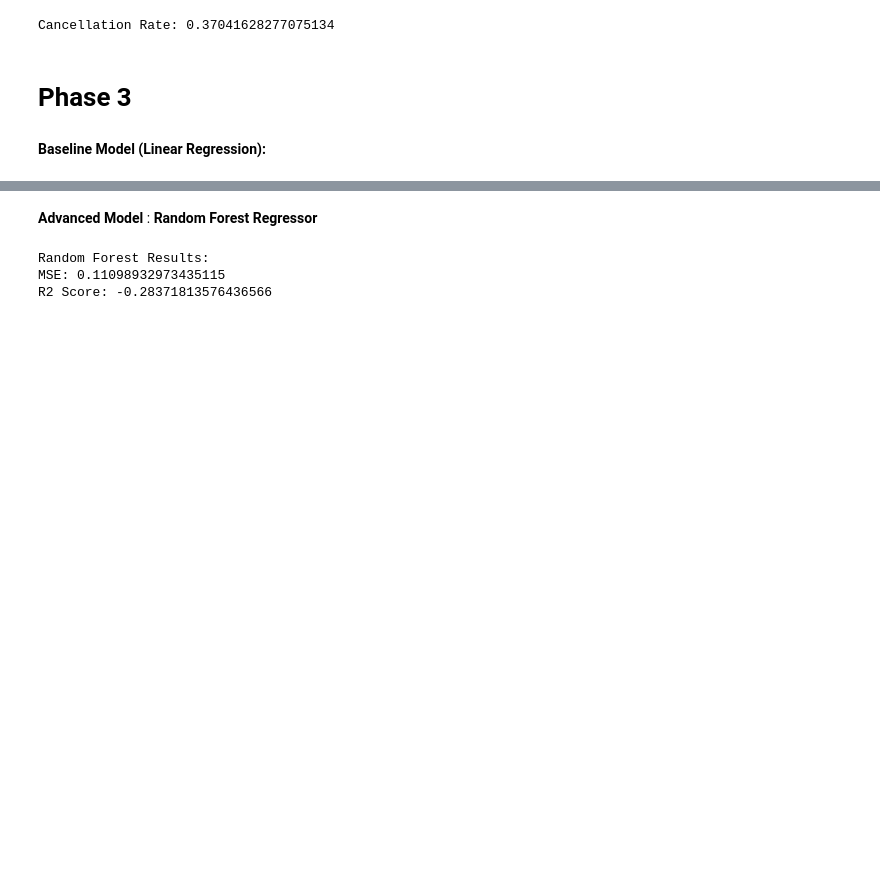
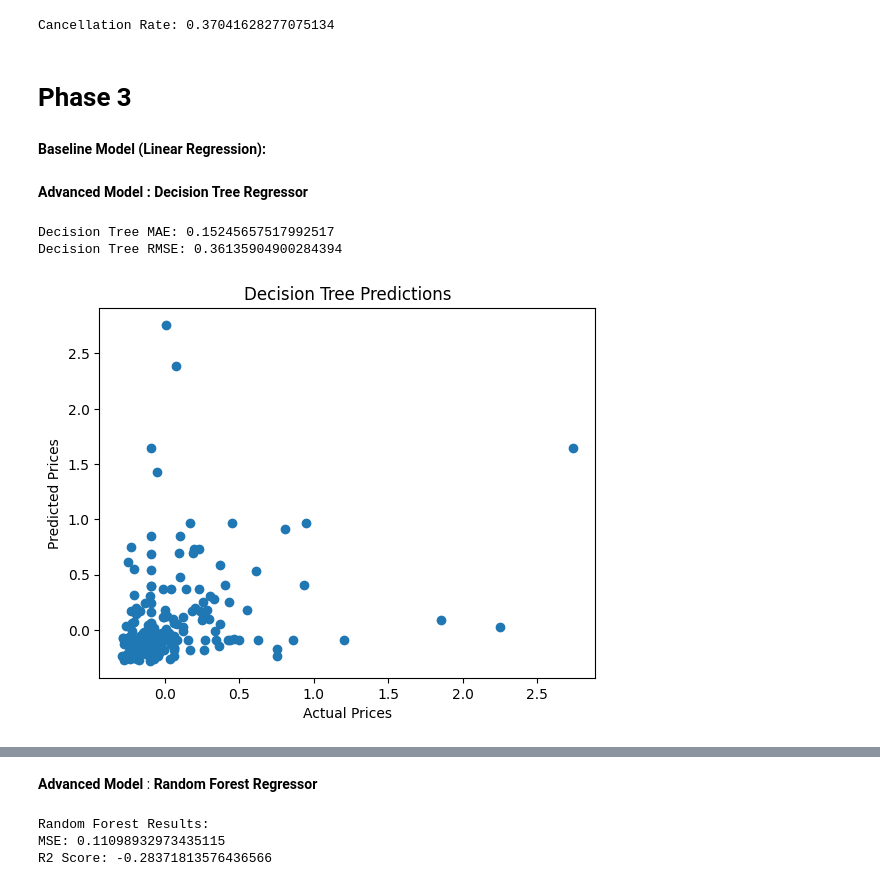
Before and after one commit to ITDeema/DataScience, a Jupyter notebook: DATASCIENCEPHASE2.ipynb, the cells around one changed output, grey strips where cells are left out. Saved outputs shown, nothing was run; the diff lists cells and outputs as text; code cells hidden in the pictures; blank space fills up the shorter version.

```diff
--- a/DATASCIENCEPHASE2.ipynb
+++ b/DATASCIENCEPHASE2.ipynb
@@ -962,3 +1007,37 @@ baseline_model.fit(X_train, y_train)
 
 # Predict the prices for the test set (Your task ends here)
 y_pred = baseline_model.predict(X_test)
+# %% [markdown]
+**Advanced Model : Decision Tree Regressor**
+# %%
+
+from sklearn.tree import DecisionTreeRegressor
+from sklearn.metrics import mean_absolute_error, mean_squared_error
+import numpy as np
+import matplotlib.pyplot as plt
+
+# إنشاء وتدريب المودل
+dt_model = DecisionTreeRegressor(random_state=42)
+dt_model.fit(X_train, y_train)
+
+# التنبؤ
+y_pred_dt = dt_model.predict(X_test)
+
+# التقييم
+mae_dt = mean_absolute_error(y_test, y_pred_dt)
+rmse_dt = np.sqrt(mean_squared_error(y_test, y_pred_dt))
+
+print("Decision Tree MAE:", mae_dt)
+print("Decision Tree RMSE:", rmse_dt)
+
+# الرسم
+plt.figure()
+plt.scatter(y_test, y_pred_dt)
+plt.xlabel("Actual Prices")
+plt.ylabel("Predicted Prices")
+plt.title("Decision Tree Predictions")
+plt.show()
+# %% [output]
+Decision Tree MAE: 0.15245657517992517
+Decision Tree RMSE: 0.36135904900284394
+[figure, added]
```
Also changed, not shown: parts of 6 cells of this notebook.
